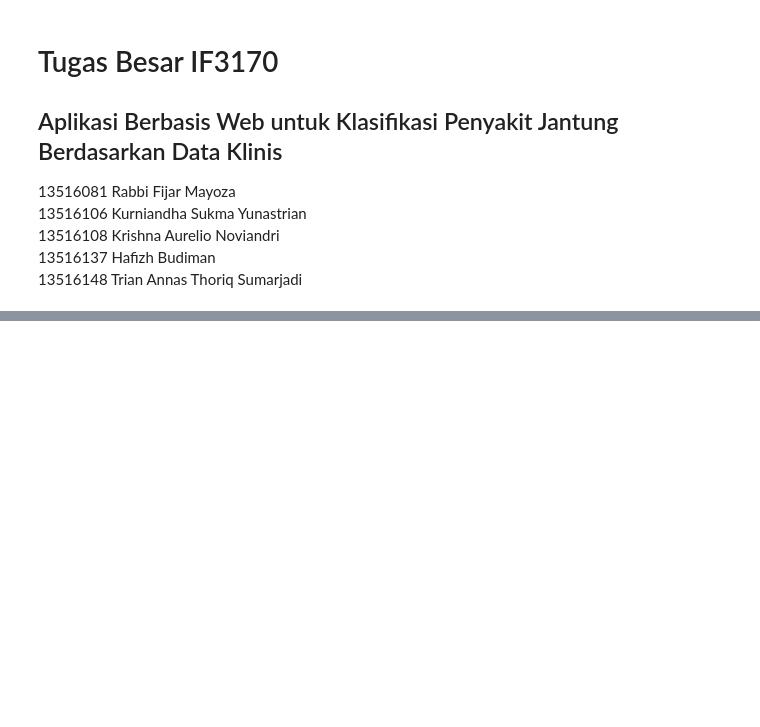
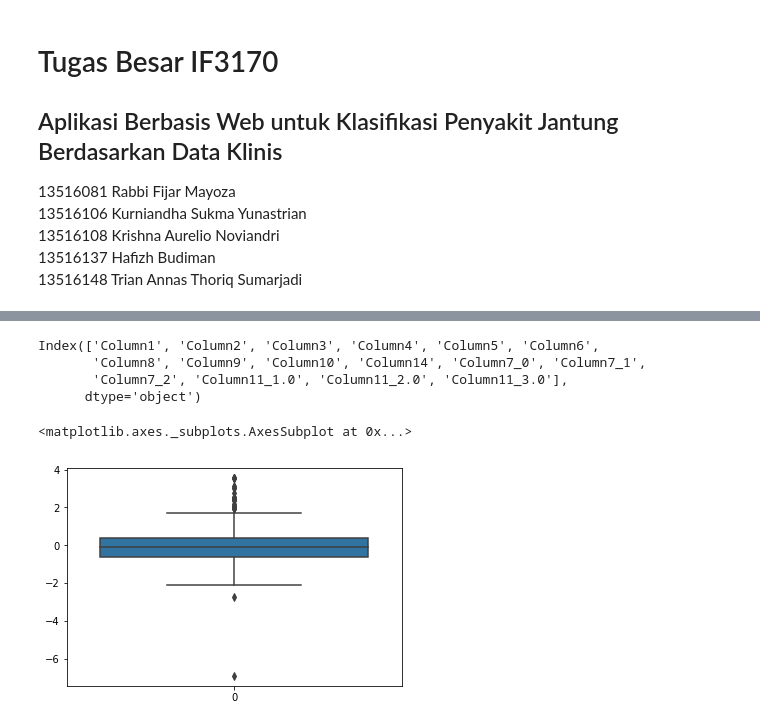
Before and after one commit to neonoia/HeartDisease, a Jupyter notebook: Tubes2A_13516081.ipynb, the cells around one changed output, grey strips where cells are left out. Cells and saved outputs as stored; diff of their text form; code cells hidden in the pictures; blank space fills up the shorter version.

```diff
--- a/Tubes2A_13516081.ipynb
+++ b/Tubes2A_13516081.ipynb
@@ -259,0 +39,6 @@ Recall score:  0.5774647887323944
+# %%
+# Replace ? with nan
+df.replace({"?":np.nan}, inplace=True)
+print(len(df))
+print("Percentage of Empty in Each Attributes")
+df.isnull().sum(axis = 0)/len(df)
@@ -259,0 +63,20 @@ Recall score:  0.5774647887323944
+# %%
+# Drop column 12 and 13 because NaN value > 50%
+df.drop(['Column12', 'Column13'], axis=1, inplace=True)
+
+# Drop row with NaN value
+df.drop(df[pd.isnull(df['Column7'])].index, inplace=True)
+df.drop(df[pd.isnull(df['Column5'])].index, inplace=True)
+df.drop(df[pd.isnull(df['Column8'])].index, inplace=True)
+df.drop(df[pd.isnull(df['Column9'])].index, inplace=True)
+df.drop(df[pd.isnull(df['Column4'])].index, inplace=True)
+df.drop(df[pd.isnull(df['Column10'])].index, inplace=True)
+
+#Fill NaN with mode for column 11 and median for else
+for column in df.columns:
+    df[column] = pd.to_numeric(df[column])
+    if (column == 'Column11'):
+        df[column].fillna(df[column].mode()[0], inplace=True)
+    else:
+        df[column].fillna(df[column].median(), inplace=True)
+df.describe(include='all')
@@ -259,0 +93,4 @@ Recall score:  0.5774647887323944
+# %%
+#Add dummies to column with qualitative data
+df = pd.get_dummies(df, prefix=['Column7','Column11'], columns=['Column7','Column11'])
+df.head()
@@ -259,0 +104,19 @@ Recall score:  0.5774647887323944
+# %%
+# Add Normalization
+from sklearn.preprocessing import StandardScaler
+cols = ['Column1','Column2','Column3','Column4','Column5','Column6','Column7','Column8','Column9','Column10','Column11','Column12','Column13',]
+cols_to_norm = ['Column4','Column5','Column8','Column10']
+df[cols_to_norm] = StandardScaler().fit_transform(df[cols_to_norm])
+# %%
+import seaborn as sns
+
+print(df.columns)
+
+sns.boxplot(data=df['Column4'])
+# %% [output]
+Index(['Column1', 'Column2', 'Column3', 'Column4', 'Column5', 'Column6',
+       'Column8', 'Column9', 'Column10', 'Column14', 'Column7_0', 'Column7_1',
+       'Column7_2', 'Column11_1.0', 'Column11_2.0', 'Column11_3.0'],
+      dtype='object')
+<matplotlib.axes._subplots.AxesSubplot at 0x...>
+[figure, added]
```
Also changed, not shown: parts of 71 cells of this notebook, 1 other file.
